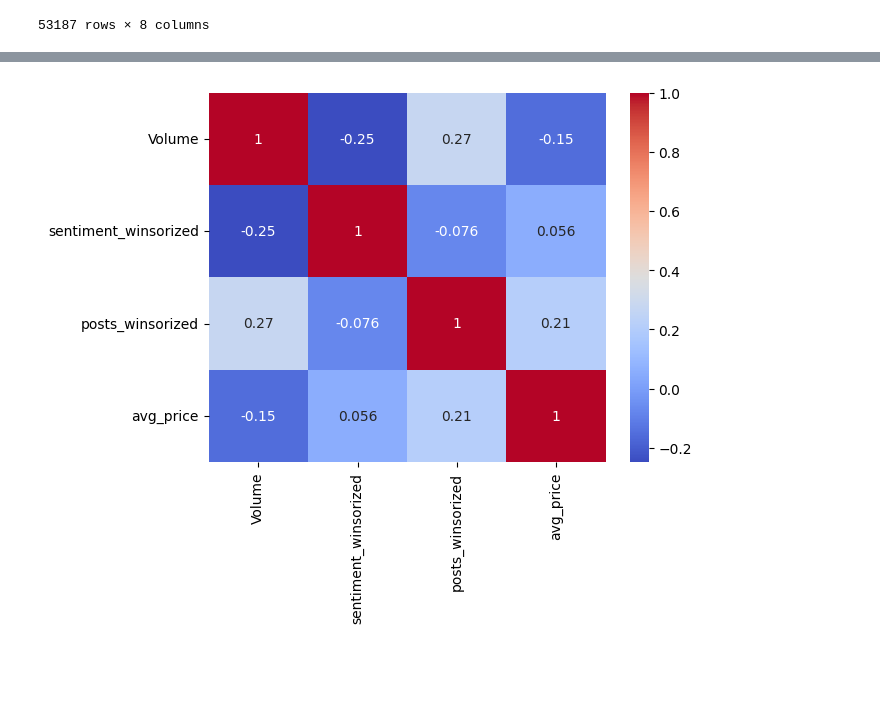
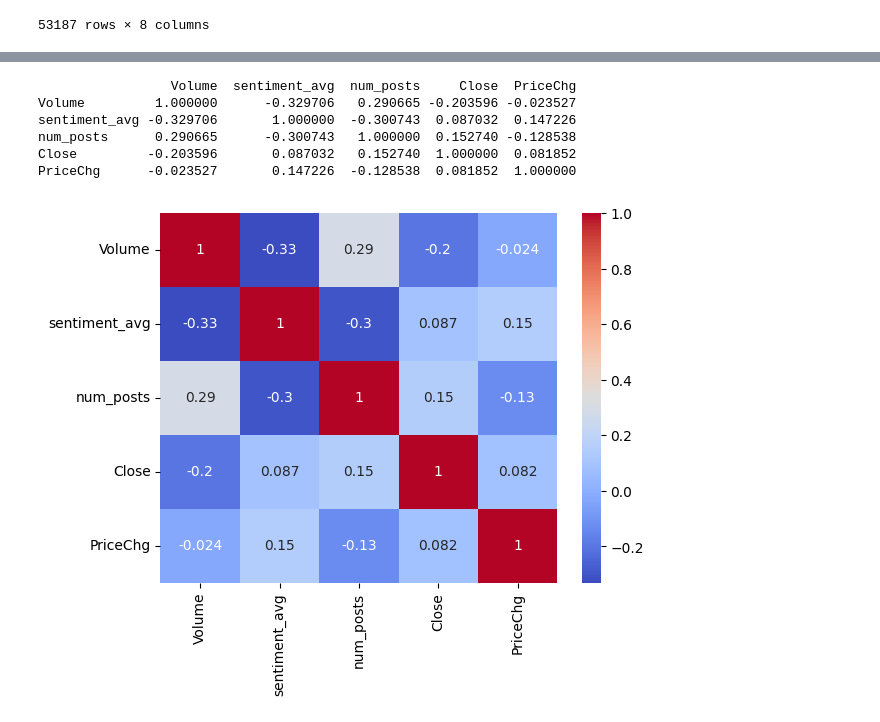
Before and after one commit to s5263er/GameStop-Sentiment-and-Price-Analysis, a Jupyter notebook: FIN_INFO_RET.ipynb, the cells around one changed output, grey strips where cells are left out. Saved outputs shown, nothing was run; the diff lists cells and outputs as text; code cells hidden in the pictures; blank space fills up the shorter version.

```diff
--- a/FIN_INFO_RET.ipynb
+++ b/FIN_INFO_RET.ipynb
@@ -275,3 +268,5 @@ df
+# %%
+df_vader = df
 # %%
 from wordcloud import WordCloud, STOPWORDS, ImageColorGenerator
 from nltk.corpus import stopwords
@@ -464,0 +515,5 @@ merged_df_gme['posts_winsorized'] = posts_winsorized
+# %%
+df_vader['num_posts'] = df_vader.groupby('date')['title'].transform('count')
+df_vader['date'] = pd.to_datetime(df_vader['date'])
+df_vader['sentiment_avg'] = df_vader.groupby(df_vader['date'].dt.date)['sentiment'].transform('mean')
+df_vader
@@ -464,0 +534,19 @@ merged_df_gme['posts_winsorized'] = posts_winsorized
+# %%
+merged_df_gme_vader = pd.merge(df_gme, df_vader, on='date', how='left')
+
+# filter out rows with dates outside the range of interest
+start_date = pd.Timestamp('2021-01-28')
+end_date = pd.Timestamp('2021-08-14')
+merged_df_gme_vader = merged_df_gme_vader[(merged_df_gme_vader['date'] >= start_date) & (merged_df_gme_vader['date'] <= end_date)]
+
+# group by date and aggregate the sentiment values
+merged_df_gme_vader = merged_df_gme_vader.groupby('date').agg({'Open': 'first', 'High': 'max', 'Low': 'min', 'Close': 'last', 'Volume': 'max', 'Dividends': 'max', 'Stock Splits': 'max', 'sentiment_avg': 'max','num_posts': 'max'})
+
+# reset the index to include the "date" column
+merged_df_gme_vader = merged_df_gme_vader.reset_index()
+#merged_df_gme['avg_price'] = merged_df_gme[['Open', 'High', 'Low', 'Close']].mean(axis=1)
+#USE CLOSING PRICE
+# print the resulting dataframe
+merged_df_gme_vader['PriceChg'] = (merged_df_gme_vader['Close'] - merged_df_gme_vader['Open']) / merged_df_gme_vader['Open']
+
+merged_df_gme_vader
@@ -465,19 +567,23 @@ merged_df_gme['posts_winsorized'] = posts_winsorized
 # %%
-# standardize the variables
-merged_df_gme['Volume'] = (merged_df_gme['Volume'] - merged_df_gme['Volume'].mean()) / merged_df_gme['Volume'].std()
-merged_df_gme['sentiment_winsorized'] = (merged_df_gme['sentiment_winsorized'] - merged_df_gme['sentiment_winsorized'].mean()) / merged_df_gme['sentiment_winsorized'].std()
-merged_df_gme['posts_winsorized'] = (merged_df_gme['posts_winsorized'] - merged_df_gme['posts_winsorized'].mean()) / merged_df_gme['posts_winsorized'].std()
-merged_df_gme['avg_price'] = (merged_df_gme['avg_price'] - merged_df_gme['avg_price'].mean()) / merged_df_gme['avg_price'].std()
+merged_df_gme_vader['Volume'] = (merged_df_gme_vader['Volume'] - merged_df_gme_vader['Volume'].mean()) / merged_df_gme_vader['Volume'].std()
+merged_df_gme_vader['sentiment_avg'] = (merged_df_gme_vader['sentiment_avg'] - merged_df_gme_vader['sentiment_avg'].mean()) / merged_df_gme_vader['sentiment_avg'].std()
+merged_df_gme_vader['num_posts'] = (merged_df_gme_vader['num_posts'] - merged_df_gme_vader['num_posts'].mean()) / merged_df_gme_vader['num_posts'].std()
+merged_df_gme_vader['Close'] = (merged_df_gme_vader['Close'] - merged_df_gme_vader['Close'].mean()) / merged_df_gme_vader['Close'].std()
+merged_df_gme_vader['PriceChg'] = (merged_df_gme_vader['PriceChg'] - merged_df_gme_vader['PriceChg'].mean()) / merged_df_gme_vader['PriceChg'].std()
 
 # compute the correlation matrix
-corr_matrix = merged_df_gme[['Volume', 'sentiment_winsorized', 'posts_winsorized', 'avg_price']].corr()
+corr_matrix = merged_df_gme_vader[['Volume', 'sentiment_avg', 'num_posts', 'Close','PriceChg']].corr()
 
 # display the correlation matrix
-#print(corr_matrix)
-
+print(corr_matrix)
 sns.heatmap(corr_matrix, annot=True, cmap='coolwarm')
-
 # show the plot
 plt.show()
 # %% [output]
+                 Volume  sentiment_avg  num_posts     Close  PriceChg
+Volume         1.000000      -0.329706   0.290665 -0.203596 -0.023527
+sentiment_avg -0.329706       1.000000  -0.300743  0.087032  0.147226
+num_posts      0.290665      -0.300743   1.000000  0.152740 -0.128538
+Close         -0.203596       0.087032   0.152740  1.000000  0.081852
+PriceChg      -0.023527       0.147226  -0.128538  0.081852  1.000000
-[figure, old version]
+[figure, new version]
```
Also changed, not shown: parts of 28 cells of this notebook.
